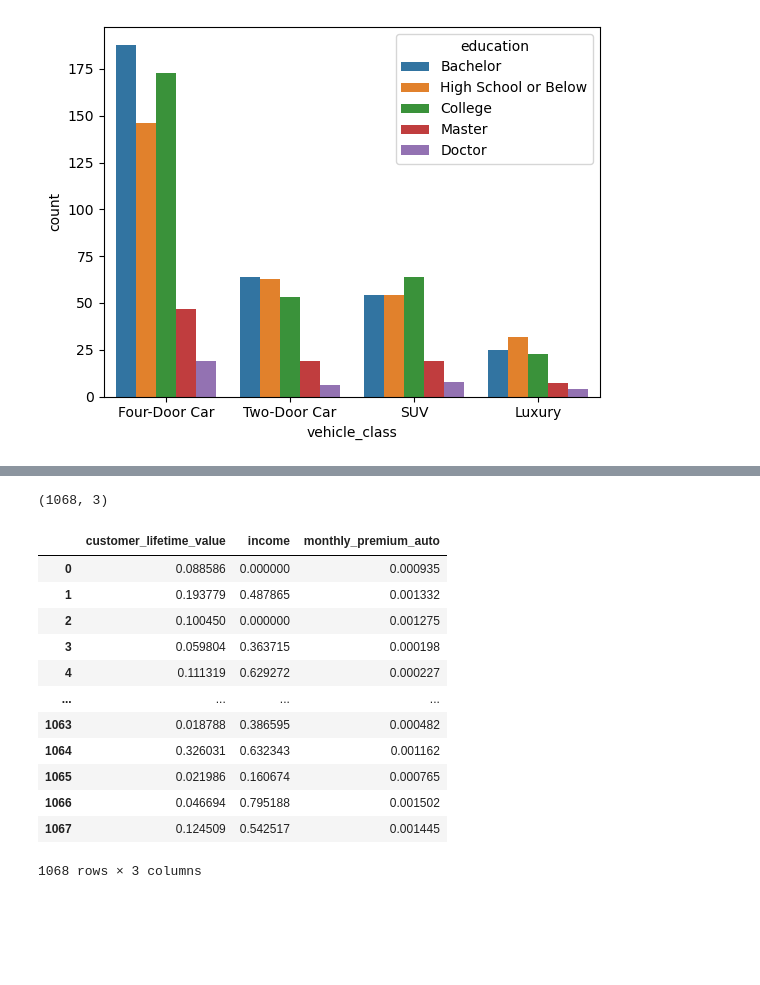
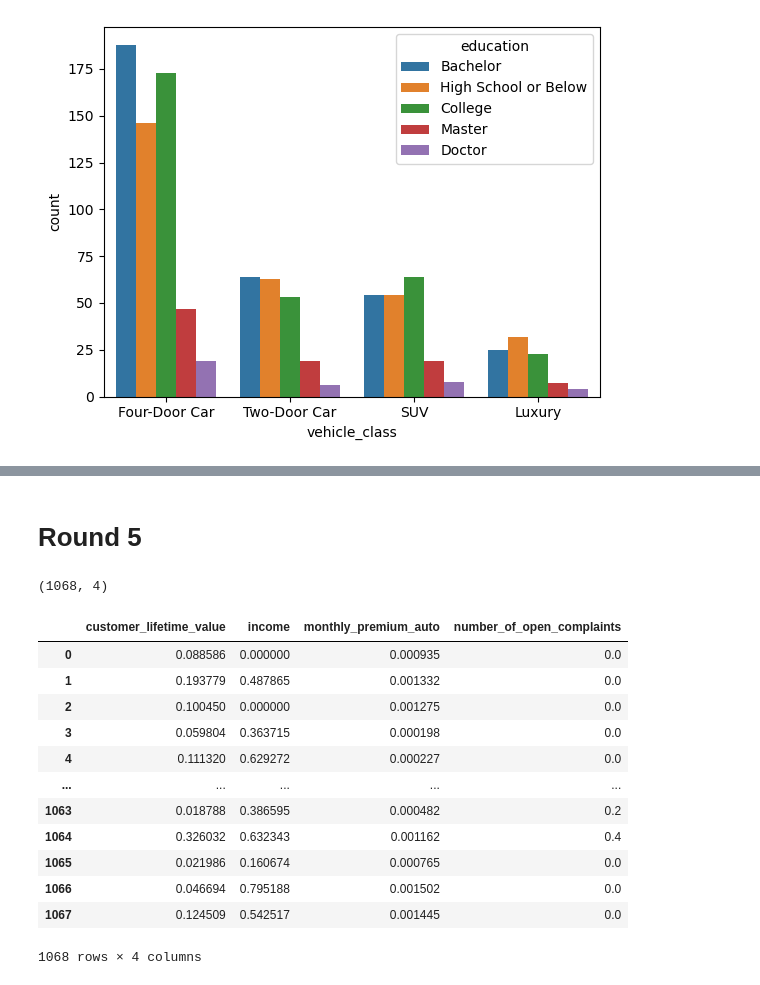
Before and after one commit to Dan2024IronHack/lab-dw-data-cleaning-and-formatting, a Jupyter notebook: lab-dw-data-cleaning-and-formatting.ipynb, the cells around one changed output, grey strips where cells are left out. Cells and saved outputs as stored; diff of their text form; code cells hidden in the pictures; blank space fills up the shorter version.

```diff
--- a/lab-dw-data-cleaning-and-formatting.ipynb
+++ b/lab-dw-data-cleaning-and-formatting.ipynb
@@ -80,6 +80,6 @@ file6['state'].unique()
 array(['Washington', 'Arizona', 'Nevada', 'California', 'Oregon', 'Cali',
        'AZ', 'WA', nan], dtype=object)
 # %%
-file6['state'] = file6['state'].replace({'Washington':'WA', 'Arizona':'AZ', 'California':'CA','Cali':'CA','Oregon':'OR','Nevada':'NV'})
+file6['state'] = file6['state'].replace({'WA':'Washington', 'AZ':'Arizona', 'Cali':'California'})
 print(file6['state'].unique())
 # %% [output]
@@ -119,7 +119,7 @@ file6['customer_lifetime_value'].unique()
 array([nan, '697953.59', '1288743.17', ..., '2031499.76', '323912.47',
        '899704.02'], dtype=object)
 # %%
-file6['customer_lifetime_value'] = pd.to_numeric(file6['customer_lifetime_value'], errors = 'coerce')
+file6['customer_lifetime_value'] = pd.to_numeric(file6['customer_lifetime_value'], errors = 'coerce')/100
 display(file6.dtypes)
 # %% [output]
 customer_id                   object
@@ -207,7 +207,7 @@ file6['number_of_open_complaints'].unique()
 # %% [output]
 array(['0', '2', '1', '3', '5', '4'], dtype=object)
 # %%
-# file6['number_of_open_complaints'] = pd.to_numeric(file6['number_of_open_complaints'], errors = 'coerce')
+file6['number_of_open_complaints'] = pd.to_numeric(file6['number_of_open_complaints'], errors = 'coerce')
 display(file6.dtypes)
 # %% [output]
 customer_id                   object
@@ -352,8 +350,8 @@ dtype: object
 def roundforme(x):
     return round(x,2)
 
-
-file6['total_claim_amount'] = file6['total_claim_amount'].apply(roundforme)
+file6['total_claim_amount'] = (file6['total_claim_amount' ].apply(roundforme))
+file6['customer_lifetime_value'] = (file6['customer_lifetime_value' ].apply(roundforme))
 # %%
 file6.head()
 # %% [output]
@@ -525,3 +598,5 @@ sns.heatmap(corr_matrix,annot=True)
+# %% [markdown]
+# Round 5
 # %%
 # Write code for both the correlation matrix and for seaborn heatmap.
 # If there is no pair of features that have a high correlation, then do not drop any features
@@ -537,24 +612,25 @@ X_cat = X.select_dtypes(include = object)
 # %%
 # Normalizing data: make data range from 0 - 1, instead of from min to max
 
 transformer = MinMaxScaler().fit(X_num)
 x_normalized = transformer.transform(X_num)
 print(x_normalized.shape)
 x_normalized
-pd.DataFrame(x_normalized, columns=X_num.columns)
+X_norm = pd.DataFrame(x_normalized, columns=X_num.columns)
+X_norm
 # %% [output]
-(1068, 3)
+(1068, 4)
-|  | customer_lifetime_value | income | monthly_premium_auto |
-| 0 | 0.088586 | 0.000000 | 0.000935 |
-| 1 | 0.193779 | 0.487865 | 0.001332 |
-| 2 | 0.100450 | 0.000000 | 0.001275 |
-| 3 | 0.059804 | 0.363715 | 0.000198 |
-| 4 | 0.111319 | 0.629272 | 0.000227 |
-| ... | ... | ... | ... |
-| 1063 | 0.018788 | 0.386595 | 0.000482 |
-| 1064 | 0.326031 | 0.632343 | 0.001162 |
-| 1065 | 0.021986 | 0.160674 | 0.000765 |
-| 1066 | 0.046694 | 0.795188 | 0.001502 |
-| 1067 | 0.124509 | 0.542517 | 0.001445 |
+|  | customer_lifetime_value | income | monthly_premium_auto | number_of_open_complaints |
+| 0 | 0.088586 | 0.000000 | 0.000935 | 0.0 |
+| 1 | 0.193779 | 0.487865 | 0.001332 | 0.0 |
+| 2 | 0.100450 | 0.000000 | 0.001275 | 0.0 |
+| 3 | 0.059804 | 0.363715 | 0.000198 | 0.0 |
+| 4 | 0.111320 | 0.629272 | 0.000227 | 0.0 |
+| ... | ... | ... | ... | ... |
+| 1063 | 0.018788 | 0.386595 | 0.000482 | 0.2 |
+| 1064 | 0.326032 | 0.632343 | 0.001162 | 0.4 |
+| 1065 | 0.021986 | 0.160674 | 0.000765 | 0.0 |
+| 1066 | 0.046694 | 0.795188 | 0.001502 | 0.0 |
+| 1067 | 0.124509 | 0.542517 | 0.001445 | 0.0 |
-1068 rows × 3 columns
+1068 rows × 4 columns
 # %%
```
Also changed, not shown: parts of 64 cells of this notebook.
